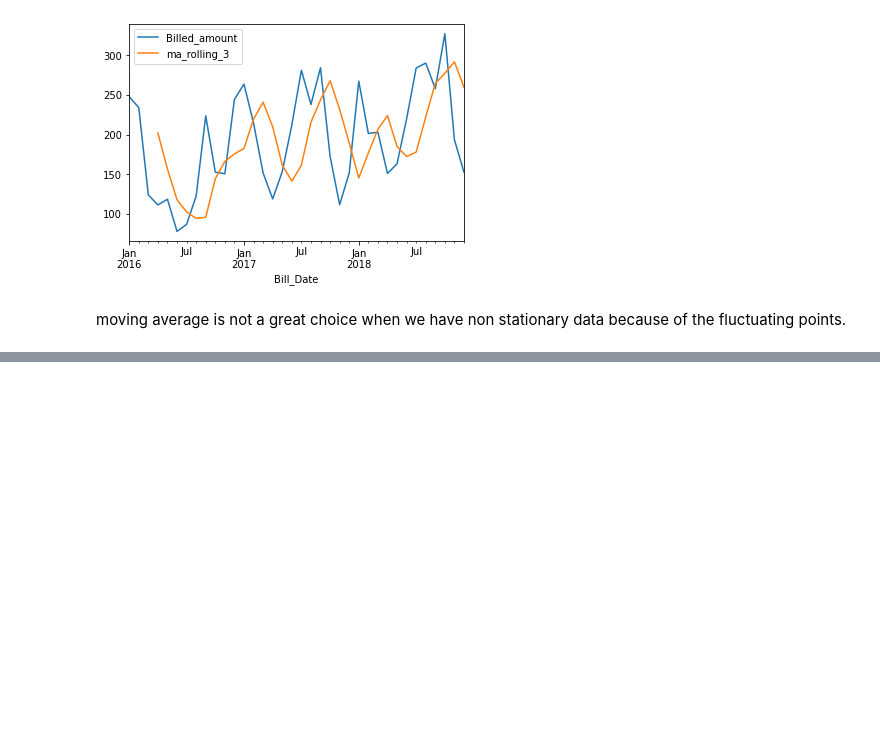
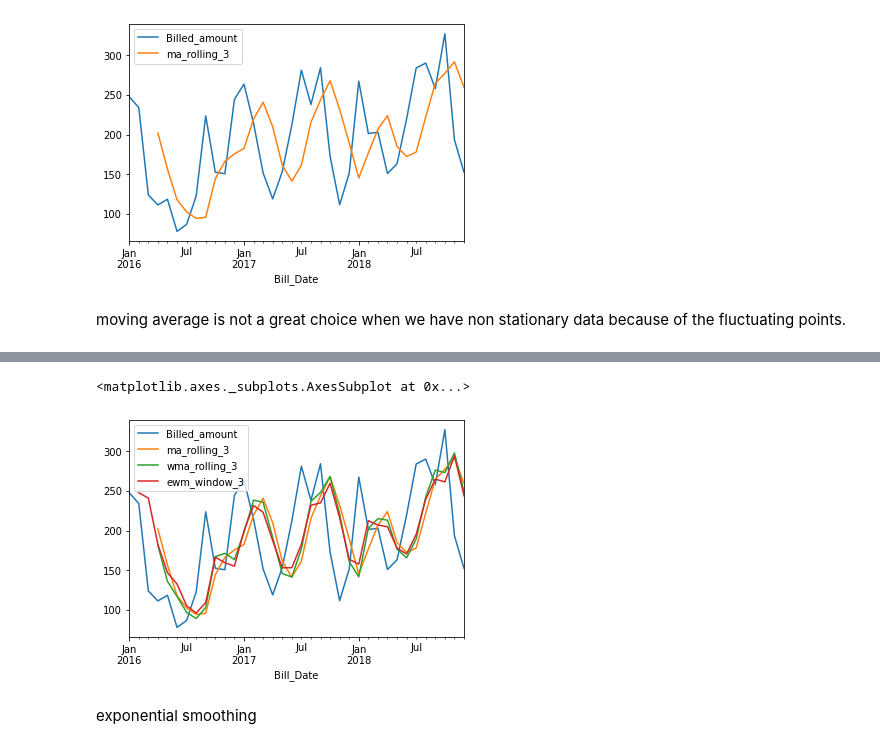
Before and after one commit to hima9/TimeSeries, a Jupyter notebook: MovingAvg.ipynb, the cells around one changed output, grey strips where cells are left out. Drawn from its saved outputs; the diff is of its cells as text; code cells hidden in the pictures; blank space fills up the shorter version.

```diff
--- a/MovingAvg.ipynb
+++ b/MovingAvg.ipynb
@@ -138,0 +217,2 @@ moving average is not a great choice when we have non stationary data because of
+# %%
+bill_2018['ewm_window_3']=bill_2018['Billed_amount'].ewm(span=3,adjust=False,min_periods=0).mean().shift(1)
@@ -138,0 +240,7 @@ moving average is not a great choice when we have non stationary data because of
+# %%
+bill_2018.plot()
+# %% [output]
+<matplotlib.axes._subplots.AxesSubplot at 0x...>
+[figure, added]
+# %% [markdown]
+exponential smoothing
```
Also changed, not shown: parts of 25 cells of this notebook.
